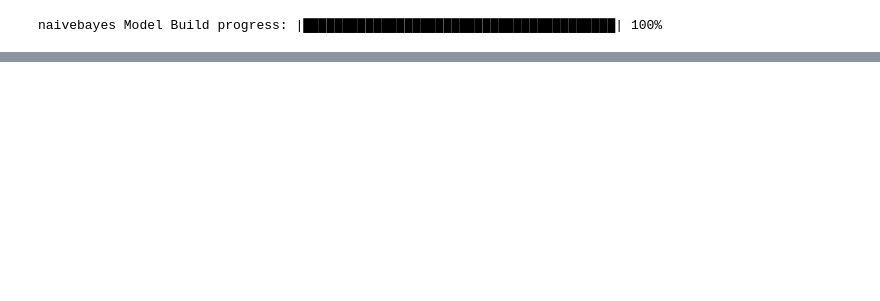
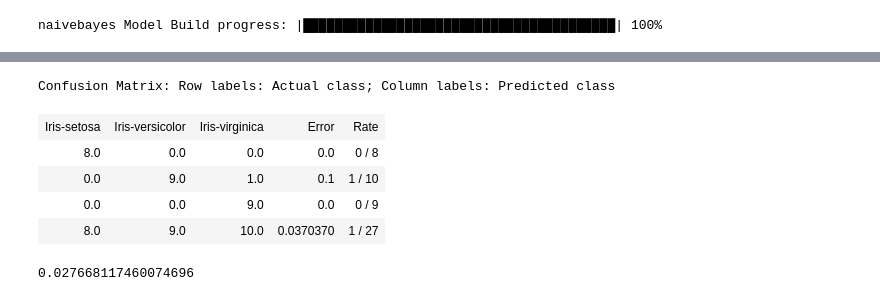
Before and after one commit to tanviredu/h20, a Jupyter notebook: python/Iris_h20.ipynb, the cells around one changed output, grey strips where cells are left out. Saved outputs shown, nothing was run; the diff lists cells and outputs as text; code cells hidden in the pictures; blank space fills up the shorter version.

```diff
--- a/python/Iris_h20.ipynb
+++ b/python/Iris_h20.ipynb
@@ -1133,0 +1181,13 @@ naivebayes Model Build progress: |███████████████
+# %%
+nv.confusion_matrix(test_h)
+# %% [output]
+Confusion Matrix: Row labels: Actual class; Column labels: Predicted class
+| Iris-setosa | Iris-versicolor | Iris-virginica | Error | Rate |
+| 8.0 | 0.0 | 0.0 | 0.0 | 0 / 8 |
+| 0.0 | 9.0 | 1.0 | 0.1 | 1 / 10 |
+| 0.0 | 0.0 | 9.0 | 0.0 | 0 / 9 |
+| 8.0 | 9.0 | 10.0 | 0.0370370 | 1 / 27 |
+# %%
+nv.mse()
+# %% [output]
+0.027668117460074696
```
Also changed, not shown: parts of 32 cells of this notebook.
